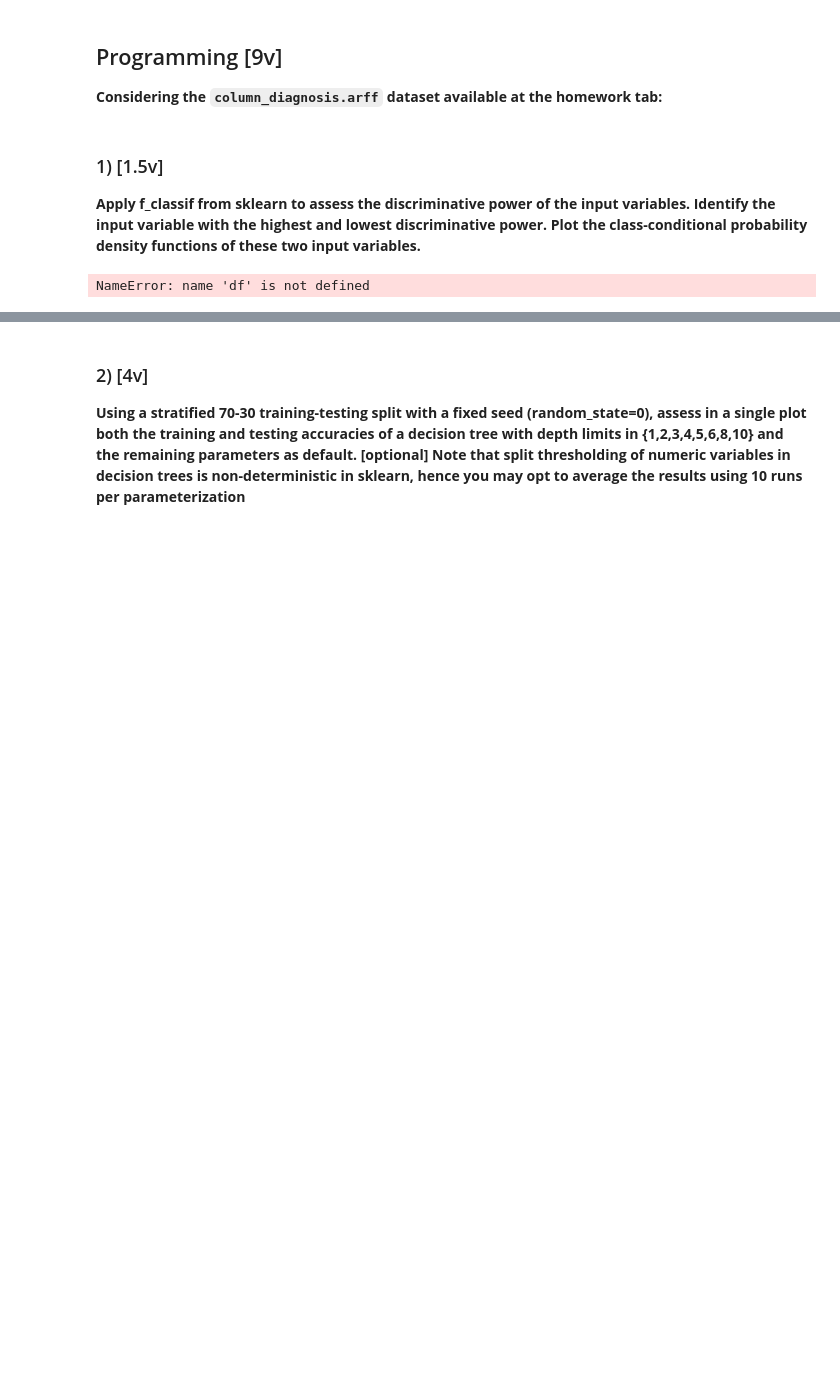
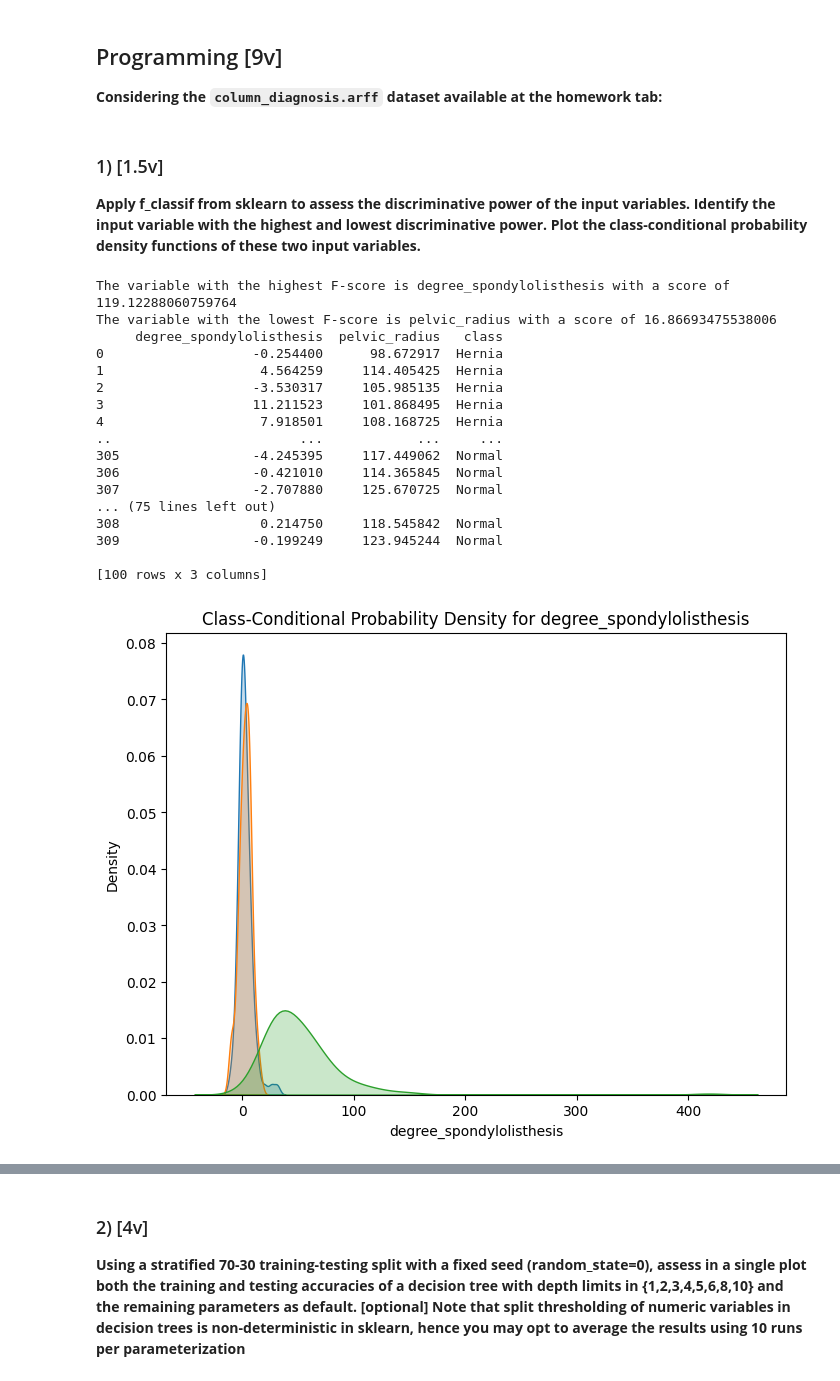
Before and after one commit to joanapeixinho/proj-APRE, a Jupyter notebook: src/hm1/HW1.ipynb, the cells around one changed output, grey strips where cells are left out. Cells and saved outputs as stored; diff of their text form; code cells hidden in the pictures; blank space fills up the shorter version.

Commit message:
plot the F score

```diff
--- a/src/hm1/HW1.ipynb
+++ b/src/hm1/HW1.ipynb
@@ -85,42 +85,60 @@ Plot the class-conditional probability density functions of these two input vari
 # %%
 from sklearn.feature_selection import f_classif
 import matplotlib.pyplot as plt
-import seaborn as sns # Usar seaborn para plotagem mais estilizada
+import seaborn as sns
 
 X = df.drop('class', axis=1)
 y = df['class']
 
 fimportance = f_classif(X, y)
 highest_score = fimportance[0].argmax()
 highest_feature = X.columns.values[highest_score]
 lowest_score = fimportance[0].argmin()
 lowest_feature = X.columns.values[lowest_score]
 
 print('The variable with the highest F-score is', highest_feature, \
       'with a score of', fimportance[0][highest_score])
 print('The variable with the lowest F-score is', lowest_feature,\
        'with a score of', fimportance[0][lowest_score])
 
 
-# Selecionar apenas as duas variáveis mais discriminativas
 top_2_features = [highest_feature, lowest_feature]
 
-# Criar um DataFrame contendo essas variáveis e a coluna 'class'
 plot_df = df[top_2_features + ['class']]
 
-# Separar os dados por classe
-class_0_data = plot_df[plot_df['class'] == 0]
-class_1_data = plot_df[plot_df['class'] == 1]
+print(plot_df)
 
-# Plotar as densidades de probabilidade para as duas variáveis
+class_hernia_data = plot_df[plot_df['class'] == 'Hernia']
+print(class_hernia_data)
+class_normal_data = plot_df[plot_df['class'] == 'Normal']
+print(class_normal_data)
+class_Spondylolisthesis_data = plot_df[plot_df['class'] == 'Spondylolisthesis']
+
 for feature in top_2_features:
     plt.figure(figsize=(8, 6))
-    sns.kdeplot(class_0_data[feature], label='Class 0', shade=True)
-    sns.kdeplot(class_1_data[feature], label='Class 1', shade=True)
+    sns.kdeplot(class_normal_data[feature], label='Normal', fill=True)
+    sns.kdeplot(class_hernia_data[feature], label='Hernia', fill=True)
+    sns.kdeplot(class_Spondylolisthesis_data[feature], label='Spondylolisthesis', fill=True)
     plt.xlabel(feature)
     plt.ylabel('Density')
     plt.title(f'Class-Conditional Probability Density for {feature}')
-    plt.legend()
     plt.show()
 # %% [output]
-NameError: name 'df' is not defined
+The variable with the highest F-score is degree_spondylolisthesis with a score of 119.12288060759764
+The variable with the lowest F-score is pelvic_radius with a score of 16.86693475538006
+     degree_spondylolisthesis  pelvic_radius   class
+0                   -0.254400      98.672917  Hernia
+1                    4.564259     114.405425  Hernia
+2                   -3.530317     105.985135  Hernia
+3                   11.211523     101.868495  Hernia
+4                    7.918501     108.168725  Hernia
+..                        ...            ...     ...
+305                 -4.245395     117.449062  Normal
+306                 -0.421010     114.365845  Normal
+307                 -2.707880     125.670725  Normal
+... (75 lines left out)
+308                  0.214750     118.545842  Normal
+309                 -0.199249     123.945244  Normal
+
+[100 rows x 3 columns]
+[figure, added]
```
Also changed, not shown: parts of 1 cell of this notebook.
